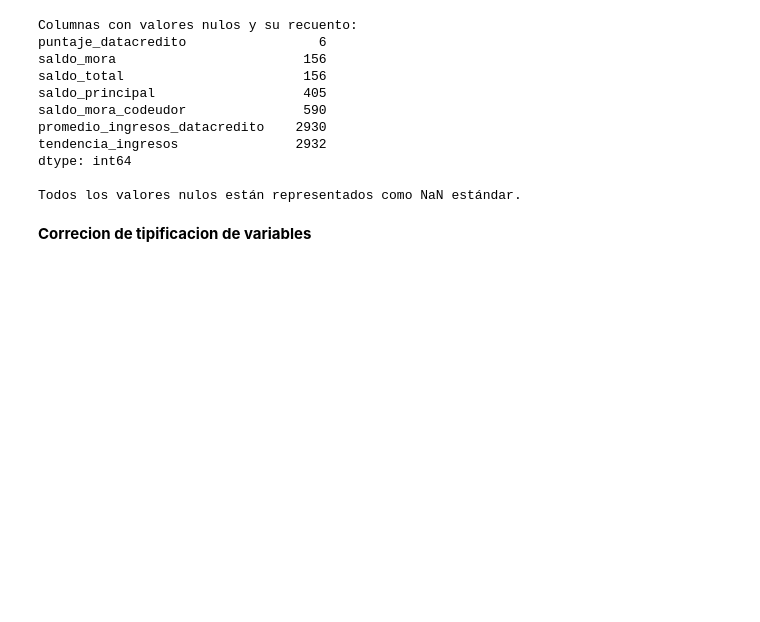
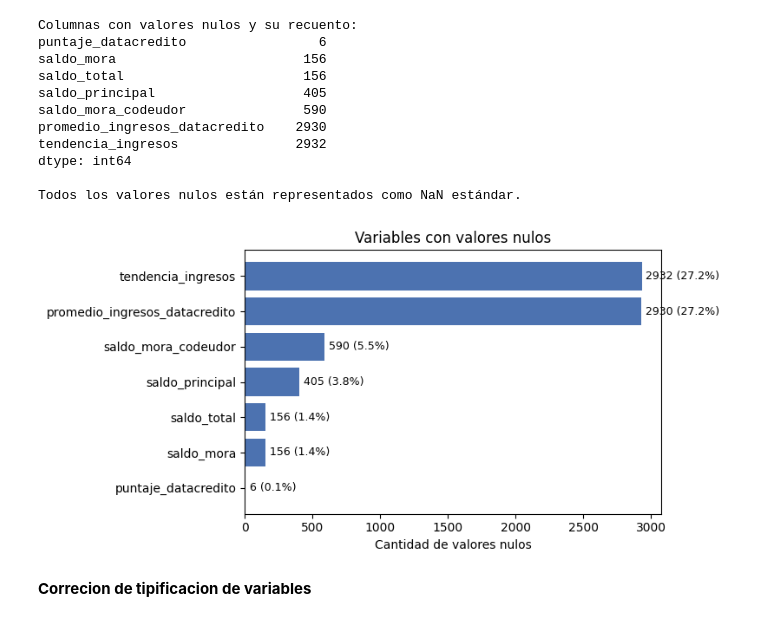
Before and after one commit to dagovas27/mlops-pipeline-proyecto-CD, a Jupyter notebook: src/comprension_eda.ipynb, the cells around one changed output. Drawn from its saved outputs; the diff is of its cells as text; code cells hidden in the pictures; blank space fills up the shorter version.

```diff
--- a/src/transformacion_eda.ipynb
+++ b/src/comprension_eda.ipynb
@@ -79,6 +89,27 @@ tendencia_ingresos               2932
 dtype: int64
 
 Todos los valores nulos están representados como NaN estándar.
+# %%
+import matplotlib.pyplot as plt
+
+null_counts = data.isnull().sum()
+null_columns = null_counts[null_counts > 0].sort_values(ascending=True)
+null_pct = (null_columns / len(data) * 100).round(1)
+
+fig, ax = plt.subplots(figsize=(8, 4))
+bars = ax.barh(null_columns.index, null_columns.values, color='#4C72B0')
+
+# Etiquetas con conteo y porcentaje al final de cada barra
+for bar, count, pct in zip(bars, null_columns.values, null_pct.values):
+    ax.text(bar.get_width() + 30, bar.get_y() + bar.get_height()/2,
+            f'{count} ({pct}%)', va='center', fontsize=9)
+
+ax.set_xlabel('Cantidad de valores nulos')
+ax.set_title('Variables con valores nulos')
+plt.tight_layout()
+plt.show()
+# %% [output]
+[figure, added]
 # %% [markdown]
 **Correcion de tipificacion de variables**
 # %%
```
Also changed, not shown: parts of 3 cells of this notebook.
